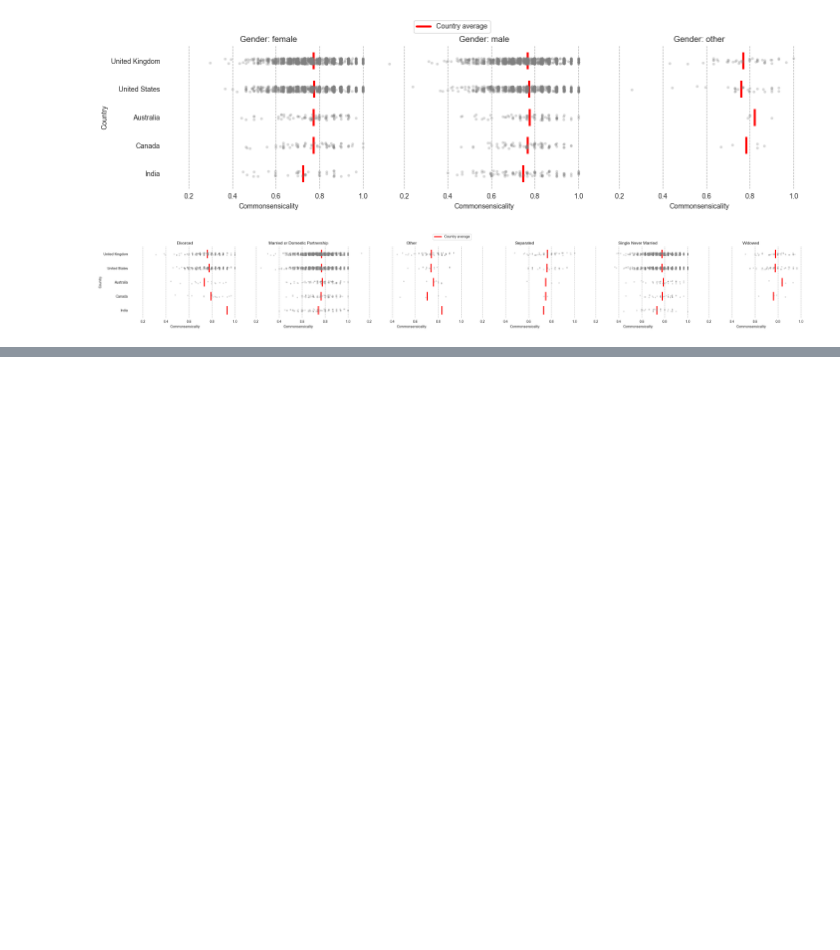
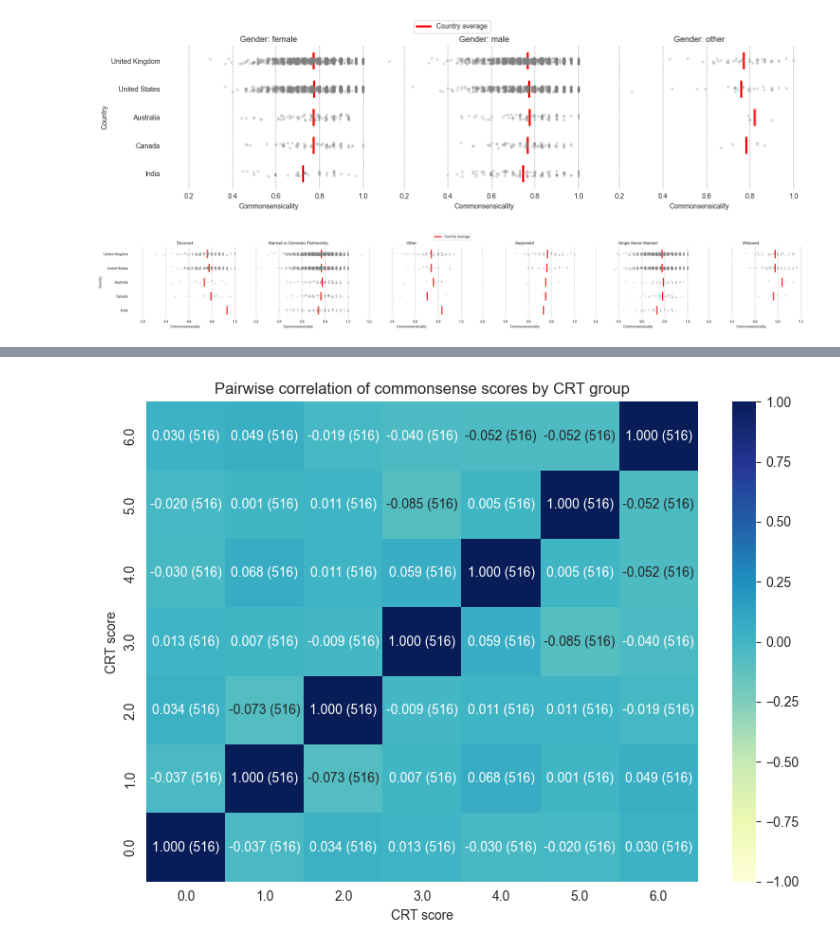
Before and after one commit to Watts-Lab/commonsense-data, a Jupyter notebook: .scripts/dashboard.ipynb, the cells around one changed output, grey strips where cells are left out. Cells and saved outputs as stored; diff of their text form; code cells hidden in the pictures; blank space fills up the shorter version.

```diff
--- a/.scripts/dashboard.ipynb
+++ b/.scripts/dashboard.ipynb
@@ -1717,0 +1826,92 @@ Decision Tree Rules:
+# %%
+# Marks formula
+
+seed = 42
+rng = np.random.default_rng(seed)
+
+def delta_cmn(scores_n: np.ndarray, scores_m: np.ndarray):
+    # Check if the two arrays are of the same length
+    if len(scores_n) != len(scores_m):
+        # sample to the same size
+        min_len = min(len(scores_n), len(scores_m))
+        scores_n = rng.choice(scores_n, size=min_len, replace=False)
+        scores_m = rng.choice(scores_m, size=min_len, replace=False)
+
+    c_bar_n = scores_n.mean()
+    c_bar_m = scores_m.mean()
+
+    sigma_n = scores_n.std(ddof=0)
+    sigma_m = scores_m.std(ddof=0)
+
+    numerator = np.sum((scores_n - c_bar_n) * (scores_m - c_bar_m))
+
+    n = len(scores_n)
+
+    denominator = n * sigma_n * sigma_m
+    return numerator / denominator
+
+
+df = df_equal_per_score.clone()
+
+
+unique_crt = [0.0, 1.0, 2.0, 3.0, 4.0, 5.0, 6.0]
+n_groups = len(unique_crt)
+corr_matrix = np.zeros((n_groups, n_groups), dtype=float)
+count_matrix = np.zeros((n_groups, n_groups), dtype=int)
+
+
+for i, crt_i in enumerate(unique_crt):
+
+    scores_i = (
+        df.filter(pl.col("crt_score") == crt_i)
+        .select("commonsensicality")
+        .to_series()
+        .to_numpy()
+    )
+    for j, crt_j in enumerate(unique_crt):
+        scores_j = (
+            df.filter(pl.col("crt_score") == crt_j)
+            .select("commonsensicality")
+            .to_series()
+            .to_numpy()
+        )
+
+        if len(scores_i) > 1 and len(scores_j) > 1:
+            # use mark formula
+            c = delta_cmn(scores_i, scores_j)
+            corr_matrix[i, j] = c
+        else:
+            corr_matrix[i, j] = np.nan
+
+        count_matrix[i, j] = min(len(scores_i), len(scores_j))
+
+
+annot = np.empty((n_groups, n_groups), dtype=object)
+for i in range(n_groups):
+    for j in range(n_groups):
+        val = corr_matrix[i, j]
+        if np.isnan(val):
+            annot[i, j] = ""
+        else:
+            annot[i, j] = f"{val:.3f} ({count_matrix[i,j]})"
+
+
+plt.figure(figsize=(8, 6))
+ax = sns.heatmap(
+    corr_matrix,
+    annot=annot,
+    fmt="",
+    xticklabels=unique_crt,
+    yticklabels=unique_crt,
+    cmap="YlGnBu",
+    vmin=-1,
+    vmax=1,
+)
+ax.invert_yaxis()
+plt.xlabel("CRT score")
+plt.ylabel("CRT score")
+plt.title("Pairwise correlation of commonsense scores by CRT group")
+plt.tight_layout()
+plt.show()
+# %% [output]
+[figure, added]
```
Also changed, not shown: parts of 40 cells of this notebook, 1 other file.
